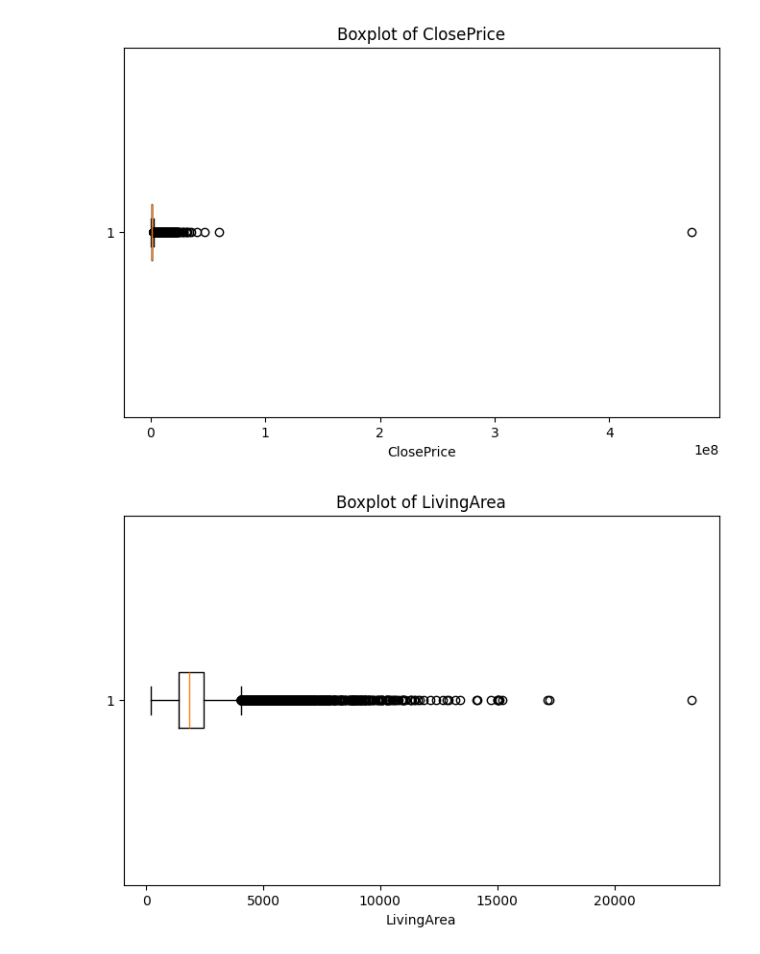
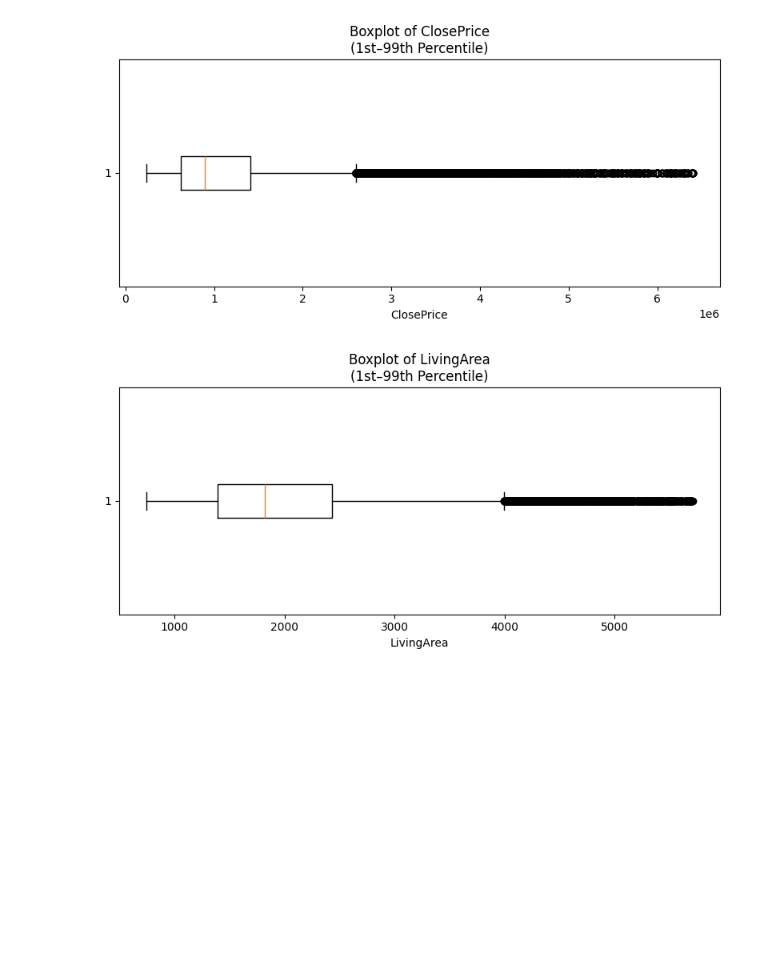
Before and after one commit to yunaxin/IDXExchange_DataScience, a Jupyter notebook: 01_exploration.ipynb, the cells around one changed output. Saved outputs shown, nothing was run; the diff lists cells and outputs as text; code cells hidden in the pictures; blank space fills up the shorter version.

```diff
--- a/01_exploration.ipynb
+++ b/01_exploration.ipynb
@@ -14,7 +28,9 @@ files = [
     "data/CRMLSSold202605.csv",
 ]
 
-df = pd.concat([pd.read_csv(file) for file in files], ignore_index=True)
+df = pd.concat(
+    [pd.read_csv(file, low_memory=False) for file in files],
+    ignore_index=True)
 
-print(df.shape)
+print("Original dataset shape:", df.shape)
 # %% [output]
@@ -22,6 +96,8 @@ print(df.shape)
 # %%
 # Filter to Residential Single Family
-df = df[
+df_filtered = df[
     (df["PropertyType"] == "Residential") &
     (df["PropertySubType"] == "SingleFamilyResidence")
 ].copy()
+
+print('Filtered dataset shape:', df_filtered.shape)
@@ -139,10 +183,17 @@ missing_summary
 # %%
 # Basic histograms
+
 for col in eda_cols:
     plt.figure(figsize=(8, 5))
-    plt.hist(eda_df[col].dropna(), bins=50)
+
+    plt.hist(
+        eda_df[col].dropna(),
+        bins=50
+    )
+
     plt.title(f"Distribution of {col}")
     plt.xlabel(col)
     plt.ylabel("Count")
+    plt.tight_layout()
     plt.show()
 # %% [output]
@@ -185,11 +272,31 @@ for col in eda_cols:
 # %%
 # Boxplots for outlier checking
+# Using the percentile-filtered values to make the boxplots more readable
+
 for col in eda_cols:
-    plt.figure(figsize=(8, 5))
-    plt.boxplot(eda_clean[col].dropna(), vert=False)
-    plt.title(f"Boxplot of {col}")
+    lower = eda_clean[col].quantile(0.01)
+    upper = eda_clean[col].quantile(0.99)
+
+    plot_data = eda_clean.loc[
+        eda_clean[col].between(lower, upper),
+        col
+    ]
+
+    plt.figure(figsize=(8, 4))
+
+    plt.boxplot(
+        plot_data.dropna(),
+        vert=False
+    )
+
+    plt.title(
+        f"Boxplot of {col}\n"
+        "(1st–99th Percentile)"
+    )
+
     plt.xlabel(col)
+    plt.tight_layout()
     plt.show()
 # %% [output]
-[figure, old version]
+[figure, new version]
-[figure, old version]
+[figure, new version]
```
Also changed, not shown: parts of 32 cells of this notebook.
